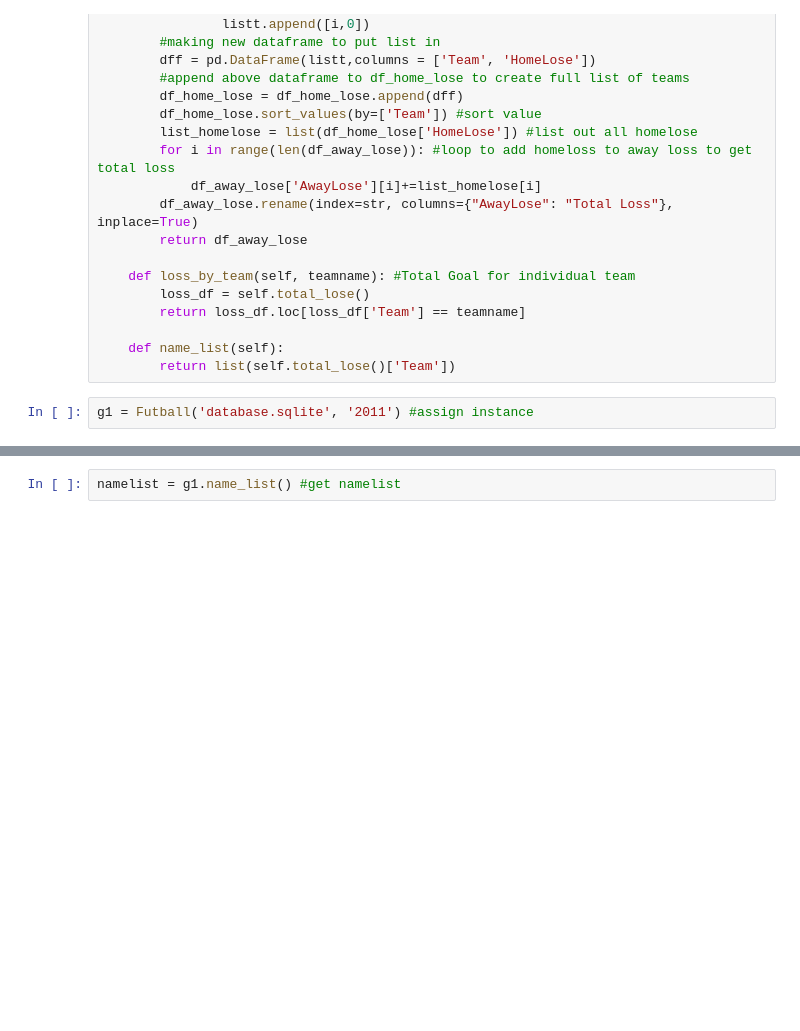
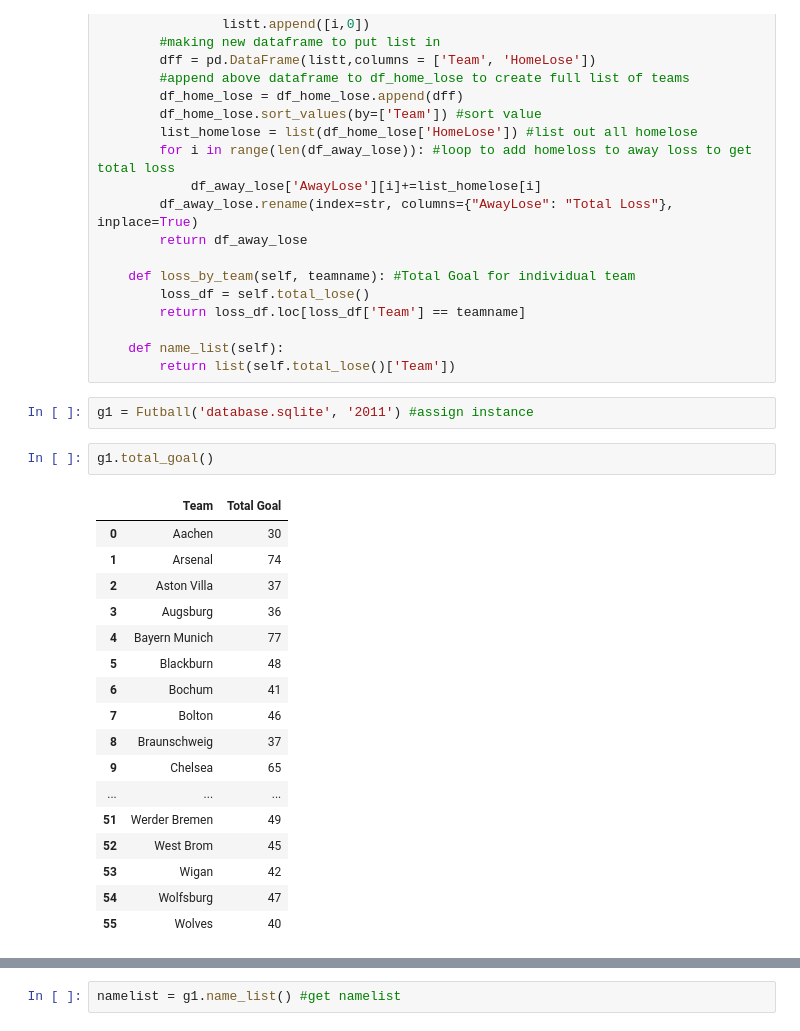
Before and after one commit to lnhdn/Mod-2-Final-Project, a Jupyter notebook: Football Weather Final.ipynb, the cells around one changed output, grey strips where cells are left out. Saved outputs shown, nothing was run; the diff lists cells and outputs as text; blank space fills up the shorter version.

```diff
--- a/Football Weather Final.ipynb
+++ b/Football Weather Final.ipynb
@@ -148,3 +148,23 @@ class Futball(): ### class to get total_goal, total_win, total_loss as a datafra
         return list(self.total_lose()['Team'])
 # %%
 g1 = Futball('database.sqlite', '2011') #assign instance
+# %%
+g1.total_goal()
+# %% [output]
+|  | Team | Total Goal |
+| 0 | Aachen | 30 |
+| 1 | Arsenal | 74 |
+| 2 | Aston Villa | 37 |
+| 3 | Augsburg | 36 |
+| 4 | Bayern Munich | 77 |
+| 5 | Blackburn | 48 |
+| 6 | Bochum | 41 |
+| 7 | Bolton | 46 |
+| 8 | Braunschweig | 37 |
+| 9 | Chelsea | 65 |
+| ... | ... | ... |
+| 51 | Werder Bremen | 49 |
+| 52 | West Brom | 45 |
+| 53 | Wigan | 42 |
+| 54 | Wolfsburg | 47 |
+| 55 | Wolves | 40 |
```
Also changed, not shown: parts of 5 cells of this notebook.
